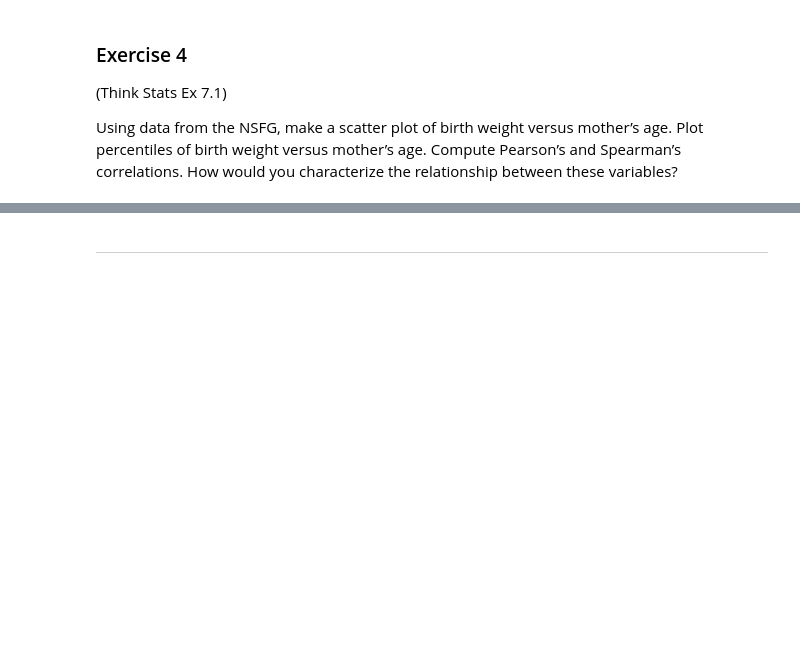
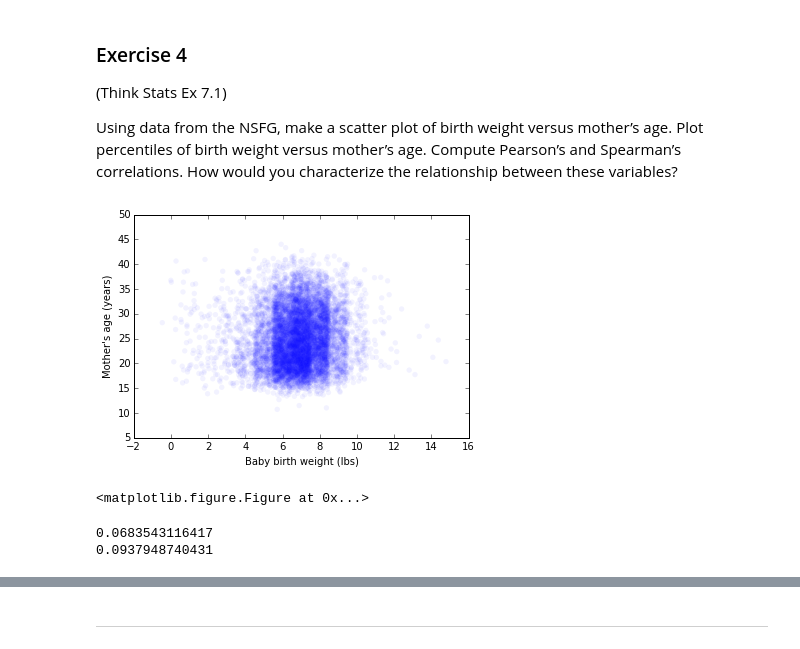
Before and after one commit to marcolunardi/GetData_Assignment, a Jupyter notebook: 00-prework/exercises/tohei_thinkstat_exercise/0_S_Prework_tohei.ipynb, the cells around one changed output, grey strips where cells are left out. Cells and saved outputs as stored; diff of their text form; code cells hidden in the pictures; blank space fills up the shorter version.

```diff
--- a/00-prework/exercises/tohei_thinkstat_exercise/0_S_Prework_tohei.ipynb
+++ b/00-prework/exercises/tohei_thinkstat_exercise/0_S_Prework_tohei.ipynb
@@ -250,0 +261,32 @@ import nsfg
+# %%
+import nsfg
+import thinkstats2
+import thinkplot
+%matplotlib inline
+
+df = nsfg.ReadFemPreg()
+#sample = thinkstats2.SampleRows(df, 5000)   #choose random subset
+#sample = df
+sample = df.dropna(subset=['agepreg', 'birthwgt_lb'])  #remove na from these variables
+
+mom_age = sample.agepreg
+baby_lb = sample.birthwgt_lb
+
+baby_lb = thinkstats2.Jitter(baby_lb, 0.5)
+mom_age = thinkstats2.Jitter(mom_age, 0.5)
+
+thinkplot.Scatter(baby_lb, mom_age, alpha=0.05)
+thinkplot.Config(xlabel="Baby birth weight (lbs)", ylabel="Mother's age (years)")
+thinkplot.Show()
+# %% [output]
+[figure, added]
+<matplotlib.figure.Figure at 0x...>
+# %%
+pearson_corr = thinkstats2.Corr(baby_lb, mom_age)
+spearman_corr = thinkstats2.SpearmanCorr(baby_lb, mom_age)
+
+print pearson_corr
+print spearman_corr
+# %% [output]
+0.0683543116417
+0.0937948740431
```
Also changed, not shown: parts of 11 cells of this notebook.
